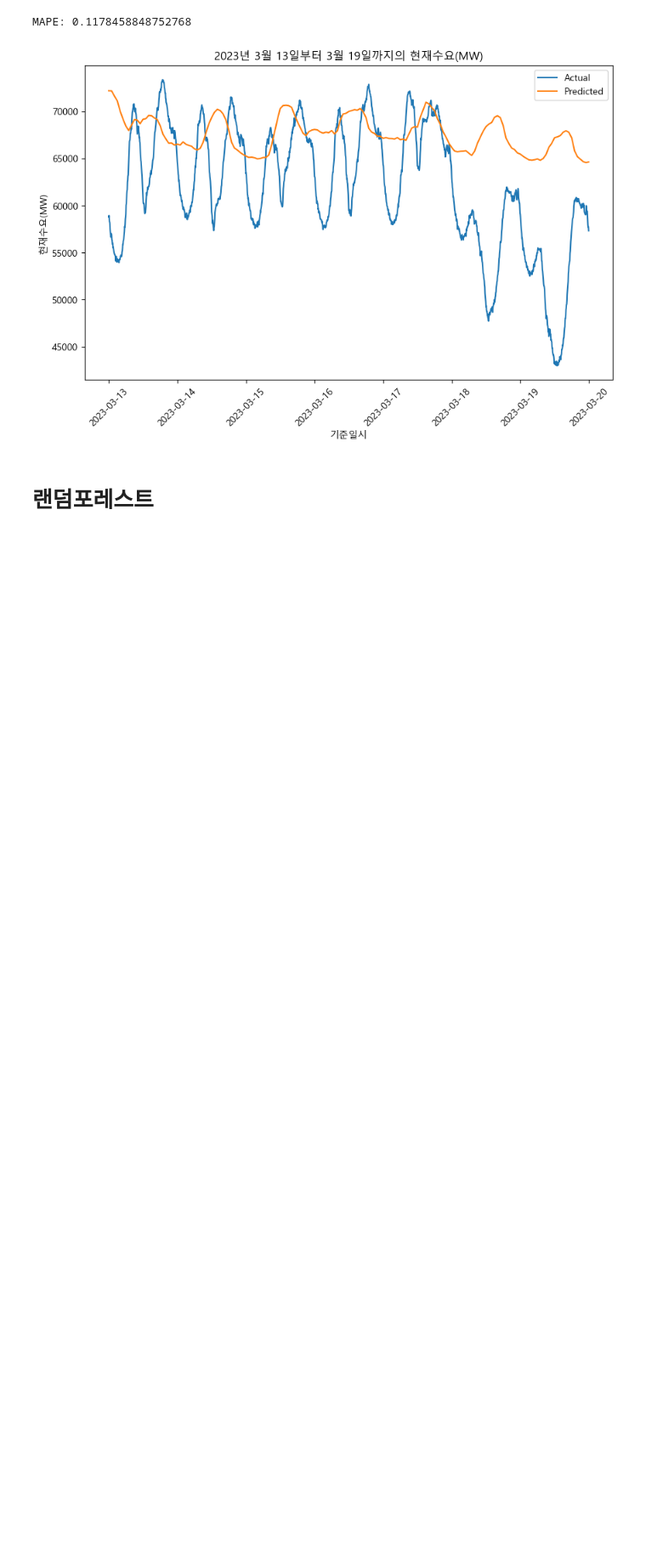
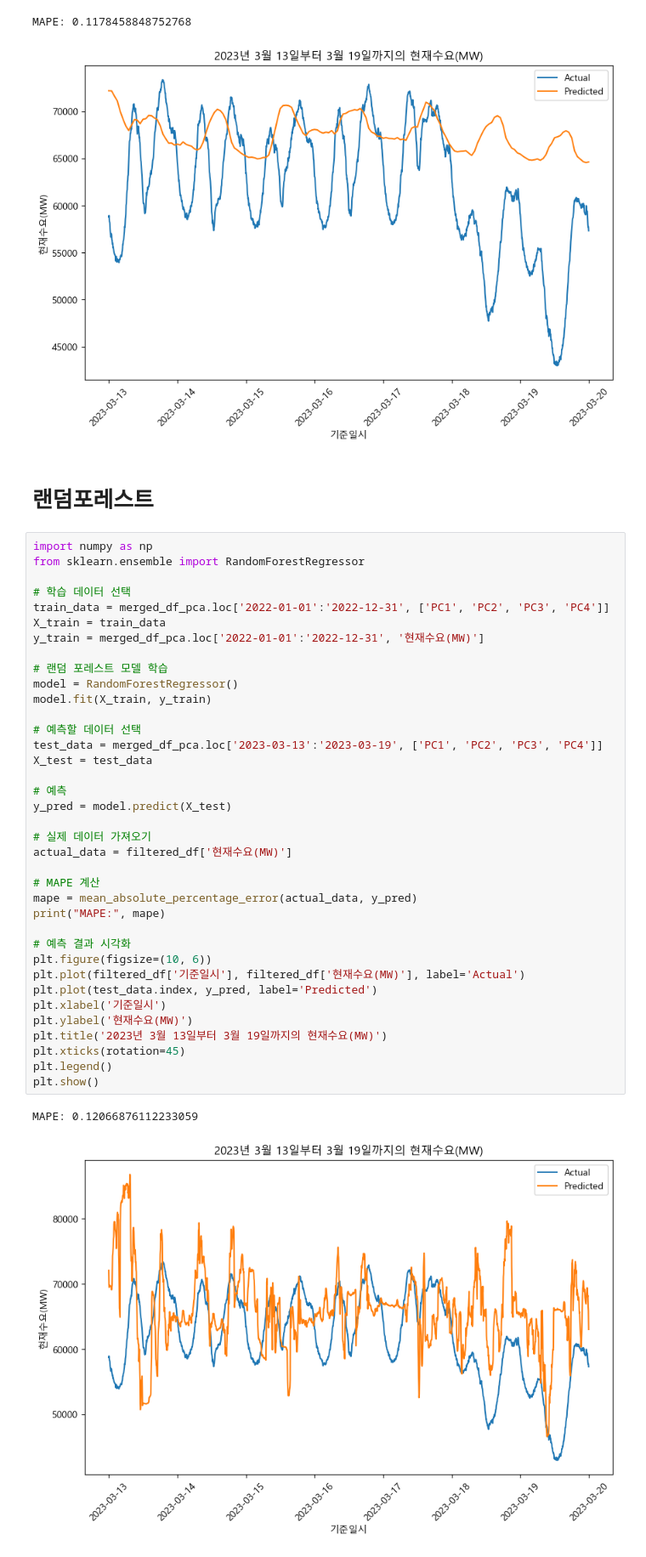
Before and after one commit to samatdi/energy_pred, a Jupyter notebook: 기상정보를 활용한 실시간 전력수요 예측모델 개발.ipynb, the cells around one changed output. Shown at 85% size. Cells and saved outputs as stored; diff of their text form; blank space fills up the shorter version.

```diff
--- a/기상정보를 활용한 실시간 전력수요 예측모델 개발.ipynb
+++ b/기상정보를 활용한 실시간 전력수요 예측모델 개발.ipynb
@@ -1288,3 +1288,43 @@ MAPE: 0.1178458848752768
 [figure]
 # %% [markdown]
 # 랜덤포레스트
+# %%
+import numpy as np
+from sklearn.ensemble import RandomForestRegressor
+
+# 학습 데이터 선택
+train_data = merged_df_pca.loc['2022-01-01':'2022-12-31', ['PC1', 'PC2', 'PC3', 'PC4']]
+X_train = train_data
+y_train = merged_df_pca.loc['2022-01-01':'2022-12-31', '현재수요(MW)']
+
+# 랜덤 포레스트 모델 학습
+model = RandomForestRegressor()
+model.fit(X_train, y_train)
+
+# 예측할 데이터 선택
+test_data = merged_df_pca.loc['2023-03-13':'2023-03-19', ['PC1', 'PC2', 'PC3', 'PC4']]
+X_test = test_data
+
+# 예측
+y_pred = model.predict(X_test)
+
+# 실제 데이터 가져오기
+actual_data = filtered_df['현재수요(MW)']
+
+# MAPE 계산
+mape = mean_absolute_percentage_error(actual_data, y_pred)
+print("MAPE:", mape)
+
+# 예측 결과 시각화
+plt.figure(figsize=(10, 6))
+plt.plot(filtered_df['기준일시'], filtered_df['현재수요(MW)'], label='Actual')
+plt.plot(test_data.index, y_pred, label='Predicted')
+plt.xlabel('기준일시')
+plt.ylabel('현재수요(MW)')
+plt.title('2023년 3월 13일부터 3월 19일까지의 현재수요(MW)')
+plt.xticks(rotation=45)
+plt.legend()
+plt.show()
+# %% [output]
+MAPE: 0.12066876112233059
+[figure, added]
```
Also changed, not shown: parts of 1 cell of this notebook, 5 other files.
